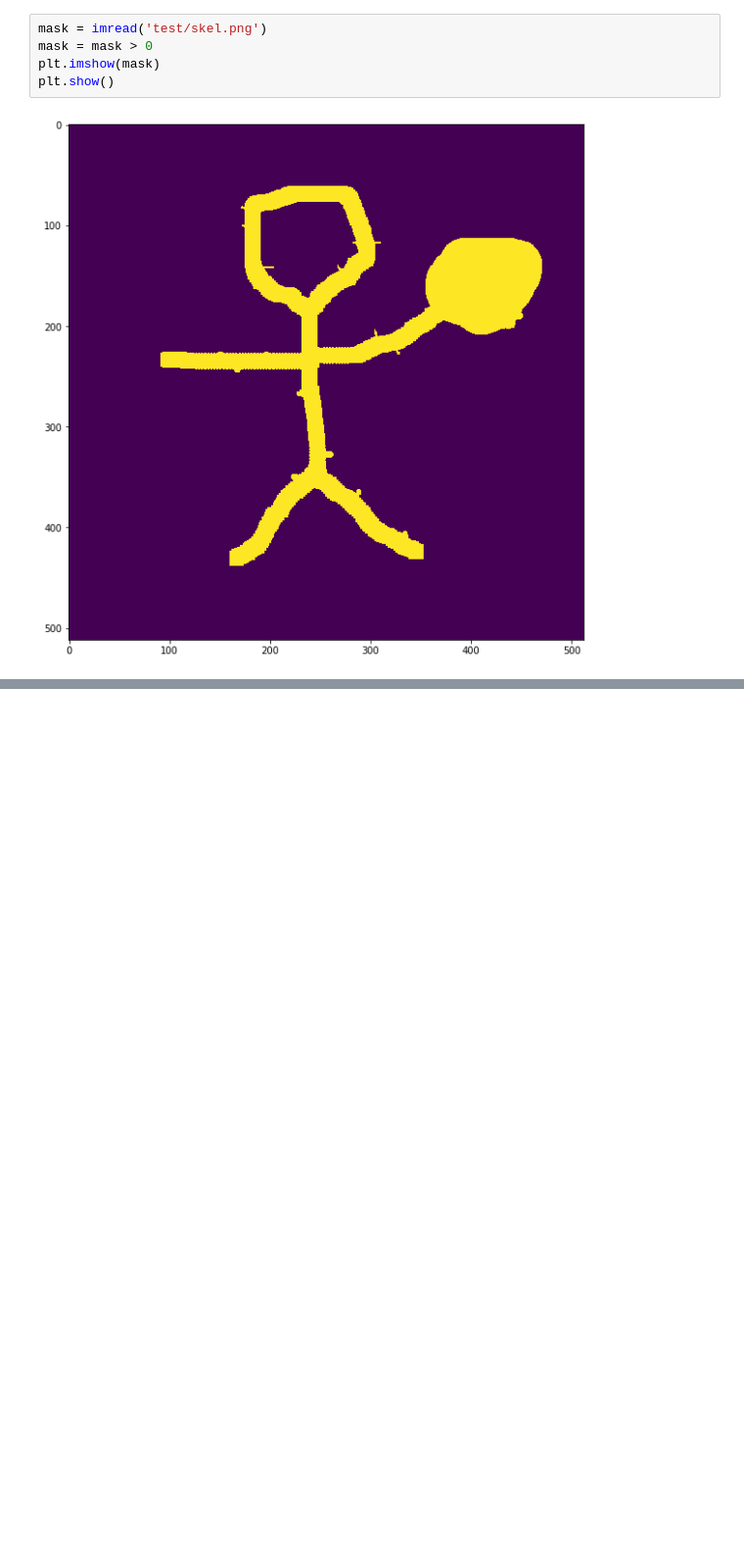
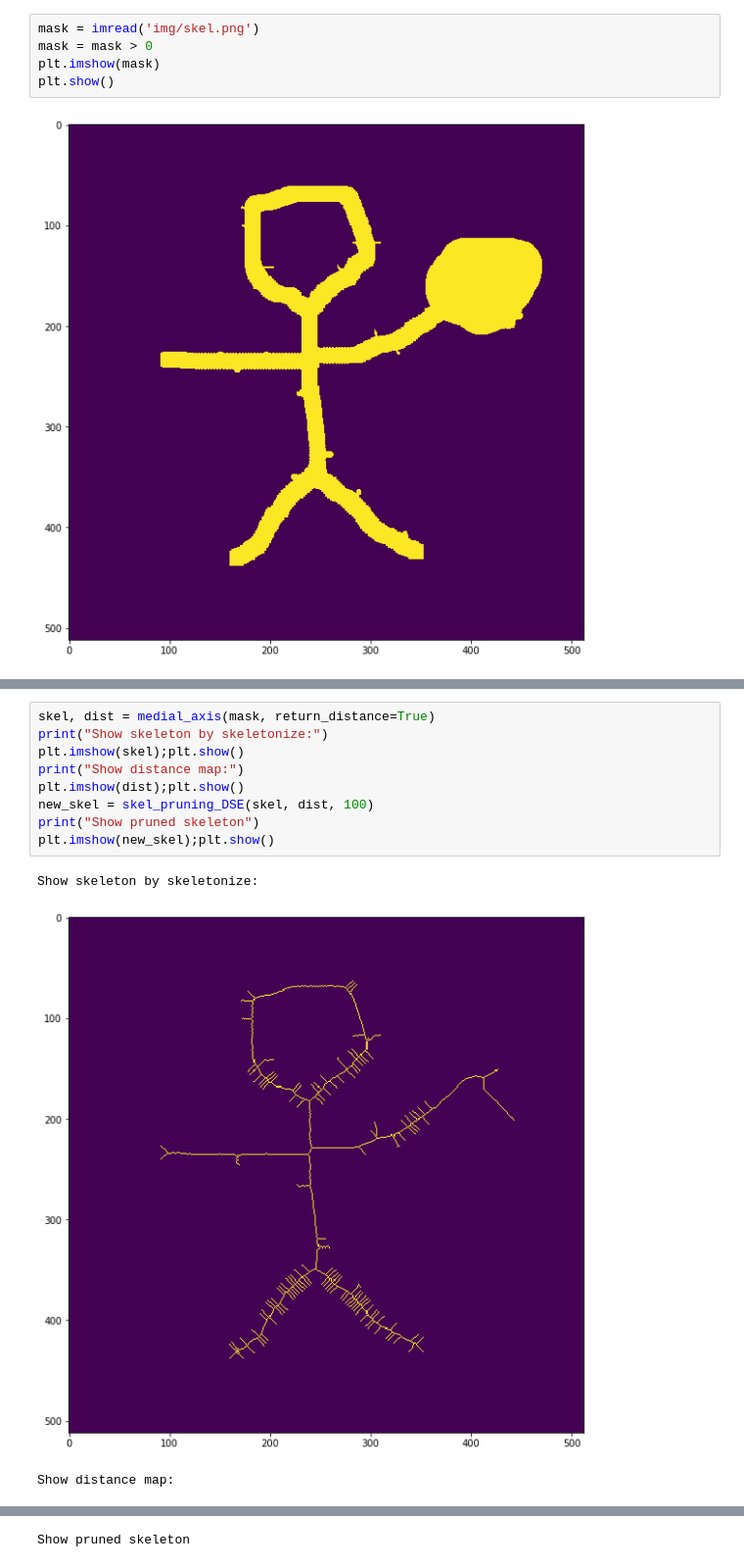
Before and after one commit to originlake/DSE-skeleton-pruning, a Jupyter notebook: example.ipynb, the cells around one changed output, grey strips where cells are left out. Shown at 98% size. Drawn from its saved outputs; the diff is of its cells as text; blank space fills up the shorter version.

```diff
--- a/example.ipynb
+++ b/example.ipynb
@@ -9,7 +16,7 @@ import matplotlib.pyplot as plt
 # %%
 matplotlib.rcParams['figure.figsize'] = [10, 10]
 # %%
-mask = imread('test/skel.png')
+mask = imread('img/skel.png')
 mask = mask > 0
 plt.imshow(mask)
 plt.show()
@@ -34,0 +42,13 @@ plt.show()
+# %%
+skel, dist = medial_axis(mask, return_distance=True)
+print("Show skeleton by skeletonize:")
+plt.imshow(skel);plt.show()
+print("Show distance map:")
+plt.imshow(dist);plt.show()
+new_skel = skel_pruning_DSE(skel, dist, 100)
+print("Show pruned skeleton")
+plt.imshow(new_skel);plt.show()
+# %% [output]
+Show skeleton by skeletonize:
+[figure, added]
+Show distance map:
@@ -34,0 +56 @@ plt.show()
+Show pruned skeleton
```
Also changed, not shown: parts of 7 cells of this notebook, 13 other files.
